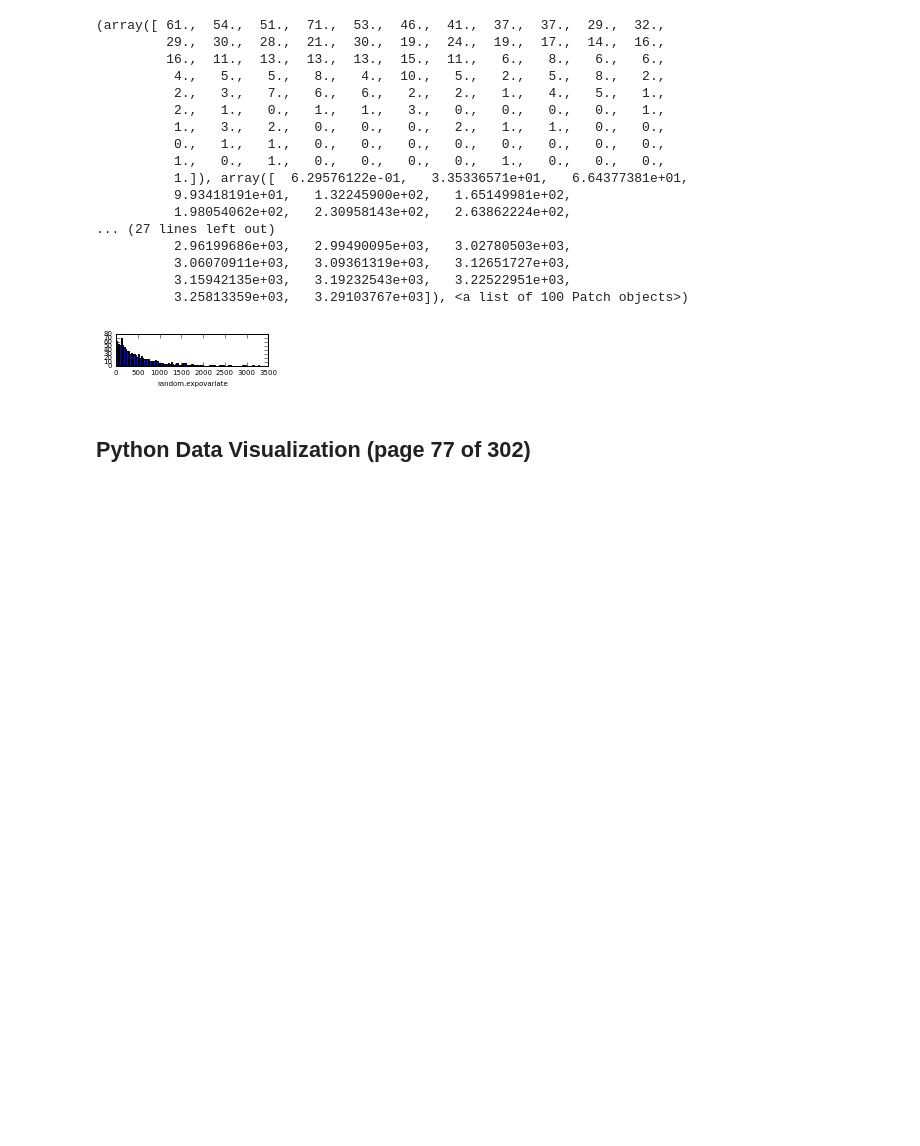
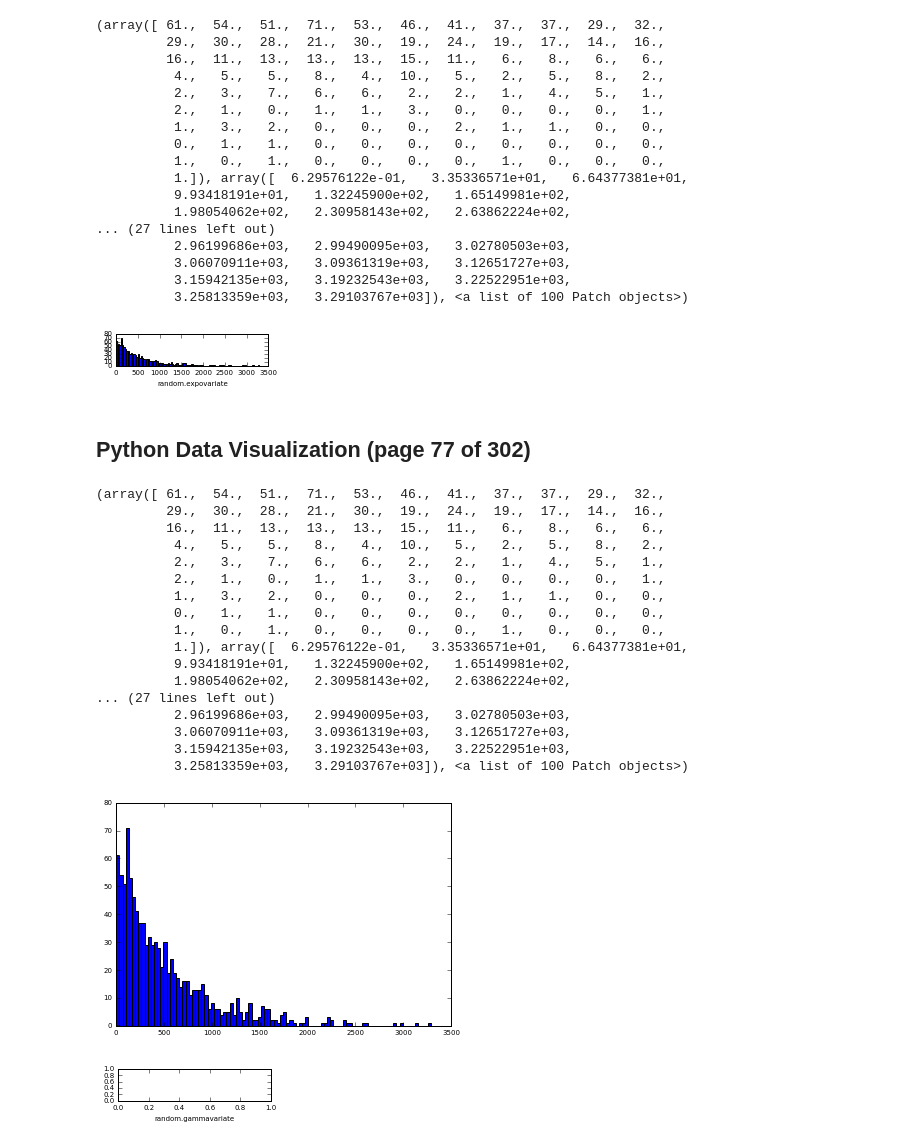
Before and after one commit to sawsimeon/Rnewbie, a Jupyter notebook: Python Data Visualization.ipynb, the cells around one changed output. Saved outputs shown, nothing was run; the diff lists cells and outputs as text; code cells hidden in the pictures; blank space fills up the shorter version.

```diff
--- a/Python Data Visualization.ipynb
+++ b/Python Data Visualization.ipynb
@@ -402,3 +402,32 @@ plt.hist(res, buckets)
 [figure]
 # %% [markdown]
 ## Python Data Visualization (page 77 of 302)
+# %%
+plt.hist(res, buckets)
+# %% [output]
+(array([ 61.,  54.,  51.,  71.,  53.,  46.,  41.,  37.,  37.,  29.,  32.,
+         29.,  30.,  28.,  21.,  30.,  19.,  24.,  19.,  17.,  14.,  16.,
+         16.,  11.,  13.,  13.,  13.,  15.,  11.,   6.,   8.,   6.,   6.,
+          4.,   5.,   5.,   8.,   4.,  10.,   5.,   2.,   5.,   8.,   2.,
+          2.,   3.,   7.,   6.,   6.,   2.,   2.,   1.,   4.,   5.,   1.,
+          2.,   1.,   0.,   1.,   1.,   3.,   0.,   0.,   0.,   0.,   1.,
+          1.,   3.,   2.,   0.,   0.,   0.,   2.,   1.,   1.,   0.,   0.,
+          0.,   1.,   1.,   0.,   0.,   0.,   0.,   0.,   0.,   0.,   0.,
+          1.,   0.,   1.,   0.,   0.,   0.,   0.,   1.,   0.,   0.,   0.,
+          1.]), array([  6.29576122e-01,   3.35336571e+01,   6.64377381e+01,
+          9.93418191e+01,   1.32245900e+02,   1.65149981e+02,
+          1.98054062e+02,   2.30958143e+02,   2.63862224e+02,
+... (27 lines left out)
+          2.96199686e+03,   2.99490095e+03,   3.02780503e+03,
+          3.06070911e+03,   3.09361319e+03,   3.12651727e+03,
+          3.15942135e+03,   3.19232543e+03,   3.22522951e+03,
+          3.25813359e+03,   3.29103767e+03]), <a list of 100 Patch objects>)
+[figure, added]
+# %%
+plt.subplot(626)
+plt.xlabel("random.gammavariate")
+alpha = 1
+beta = 10
+res = [random.gammavariate(alpha, beta) for _ in range(1, SAMPLE_SIZE)]
+# %% [output]
+[figure, added]
```
Also changed, not shown: parts of 44 cells of this notebook.
